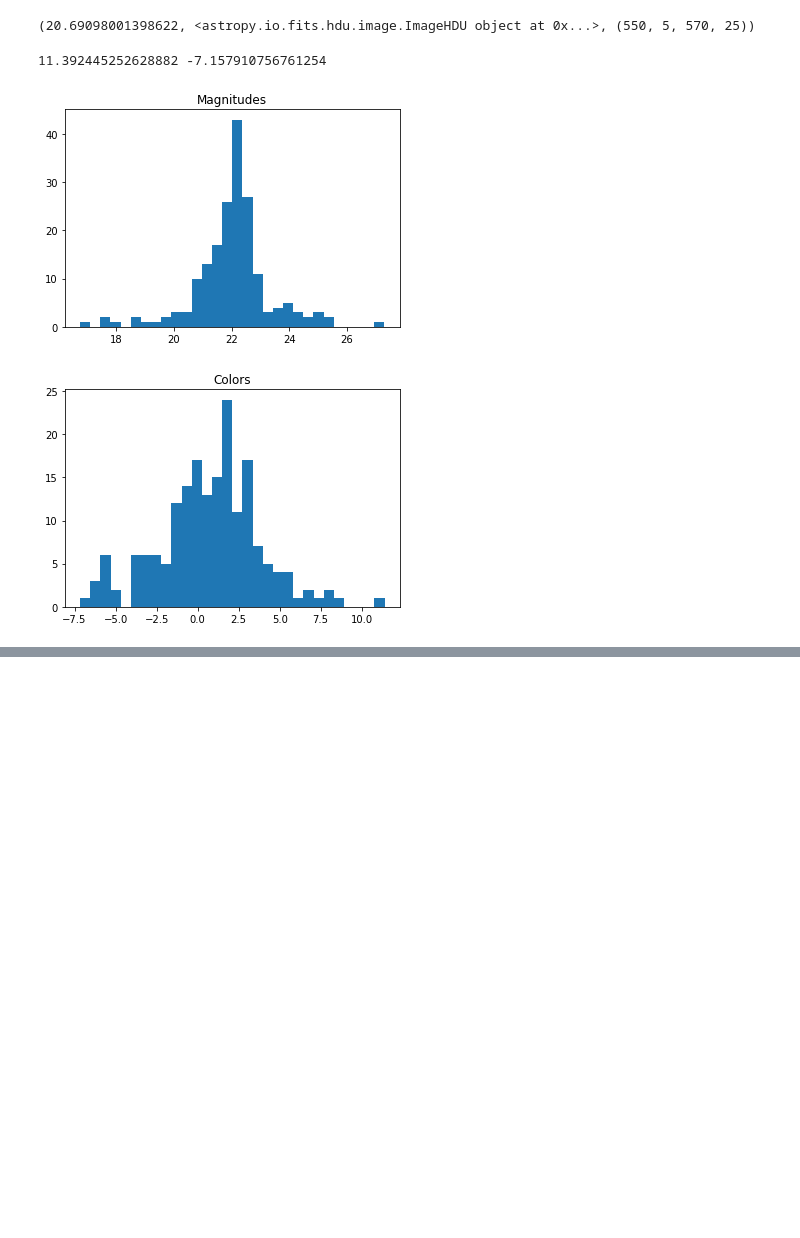
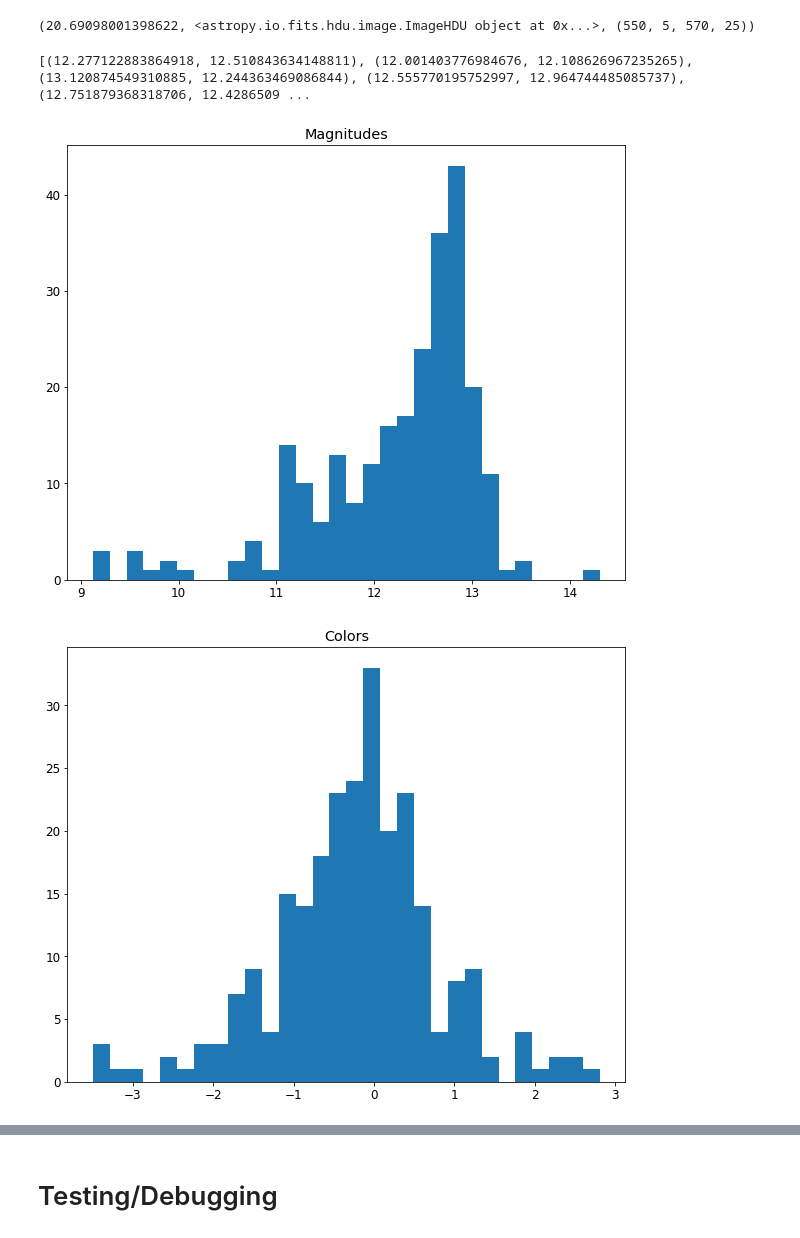
Before and after one commit to thyme4soup/A100HRDiagrams, a Jupyter notebook: HR Diagram Derivation.ipynb, the cells around one changed output, grey strips where cells are left out. Cells and saved outputs as stored; diff of their text form; code cells hidden in the pictures; blank space fills up the shorter version.

```diff
--- a/HR Diagram Derivation.ipynb
+++ b/HR Diagram Derivation.ipynb
@@ -277,12 +279,14 @@ def get_mag(img, rect, zmag=30, graph=False):
             print("y_sigma = " + str(bestfit.y_stddev_0.value ))
             print("C = "       + str(bestfit.amplitude_1.value))
 
-        #if bestfit.x_stddev_0.value <= 0.1 or bestfit.y_stddev_0.value <= 0.1:
-        #    raise Exception('Anomalous Gaussian!')
+        if bestfit.x_stddev_0.value <= 0.1 or bestfit.y_stddev_0.value <= 0.1:
+            raise Exception('Anomalous Gaussian!')
+        elif bestfit.x_stddev_0.value >= 5 or bestfit.y_stddev_0.value >= 5:
+            raise Exception('Anomalous Gaussian!')
 
         result   = aperture_photometry(scidata, aperture)
         msky     = bestfit.amplitude_1.value
-        zmag     = 30
+        zmag     = zmag
         exp_time = 5
 
         flux = result['aperture_sum'] - (np.pi * (aperture_size/2) ** 2) * msky
@@ -346,10 +350,11 @@ def get_mags_from_filters(fits_lst):
 
     for frame in range(len(imlists[0])):
         # Get star locations for frame i
-        rects = get_rects(imlists[0][0][0])
+        # rects = get_rects(imlists[0][0][0])
 
         # Loop over all filters of current frame and get mags
         for filt in range(len(imlists)):
+            rects = get_rects(imlists[filt][0][frame])
             mags_frame = get_mags(imlists[filt][0][frame], rects, zmag=imlists[filt][1])
             mags[filt].extend(mags_frame)
     return mags
@@ -363,32 +368,42 @@ mags_lst = get_mags_from_filters([(fits_dict['5sV'], 30), (fits_dict['5sB'], 30)
 print(mags_lst[0][4])
 # %% [output]
 (20.69098001398622, <astropy.io.fits.hdu.image.ImageHDU object at 0x...>, (550, 5, 570, 25))
+# %%
+def app_to_abs(mag, d=827.8):
+    return mag - 5.0 * np.log10(d/10)
+
+def absmag_to_luminosity(mag):
+    return 10.0 ** ((4.83 - mag) / 2.5)
+
+def appmag_to_luminosity(mag, d=827.8):
+    return absmag_to_luminosity(app_to_abs(mag, d=d))
 # %%
 # Remove any stars that are missing values
 cleaned_mags = list(zip(*mags_lst))
-cleaned_mags = [(x[0][0], x[1][0]) for x in cleaned_mags if None not in x]
+cleaned_mags = [(app_to_abs(x[0][0]), app_to_abs(x[1][0])) for x in cleaned_mags if None not in x]
 
 def ballesteros(B_V):
     return 4600 * (1 / (0.92 * B_V + 1.7) + 1 / (0.92 * B_V + 1.62))
 
 # Get the values for the axes in our scatterplot
 luminosities = [x[0] for x in cleaned_mags]
-colors = [x[1] - x[0] for x in cleaned_mags]
-print(max(colors), min(colors))
+colors = [x[0] - x[1] for x in cleaned_mags]
+print(cleaned_mags)
 
 plt.title("Magnitudes")
 plt.hist(luminosities, bins=30)
 plt.show()
 plt.title("Colors")
 plt.hist(colors, bins=30)
 plt.show()
 
 plt.title("HR Diagram")
 plt.xlabel("Color")
 plt.ylabel("Magnitude")
 plt.scatter(colors, luminosities)
+plt.gca().invert_yaxis()
 plt.show()
 # %% [output]
-11.392445252628882 -7.157910756761254
+[(12.277122883864918, 12.510843634148811), (12.001403776984676, 12.108626967235265), (13.120874549310885, 12.244363469086844), (12.555770195752997, 12.964744485085737), (12.751879368318706, 12.4286509 ...
-[figure, old version]
+[figure, new version]
-[figure, old version]
+[figure, new version]
@@ -395,0 +411,2 @@ plt.show()
+# %% [markdown]
+# Testing/Debugging
```
Also changed, not shown: parts of 10 cells of this notebook.
